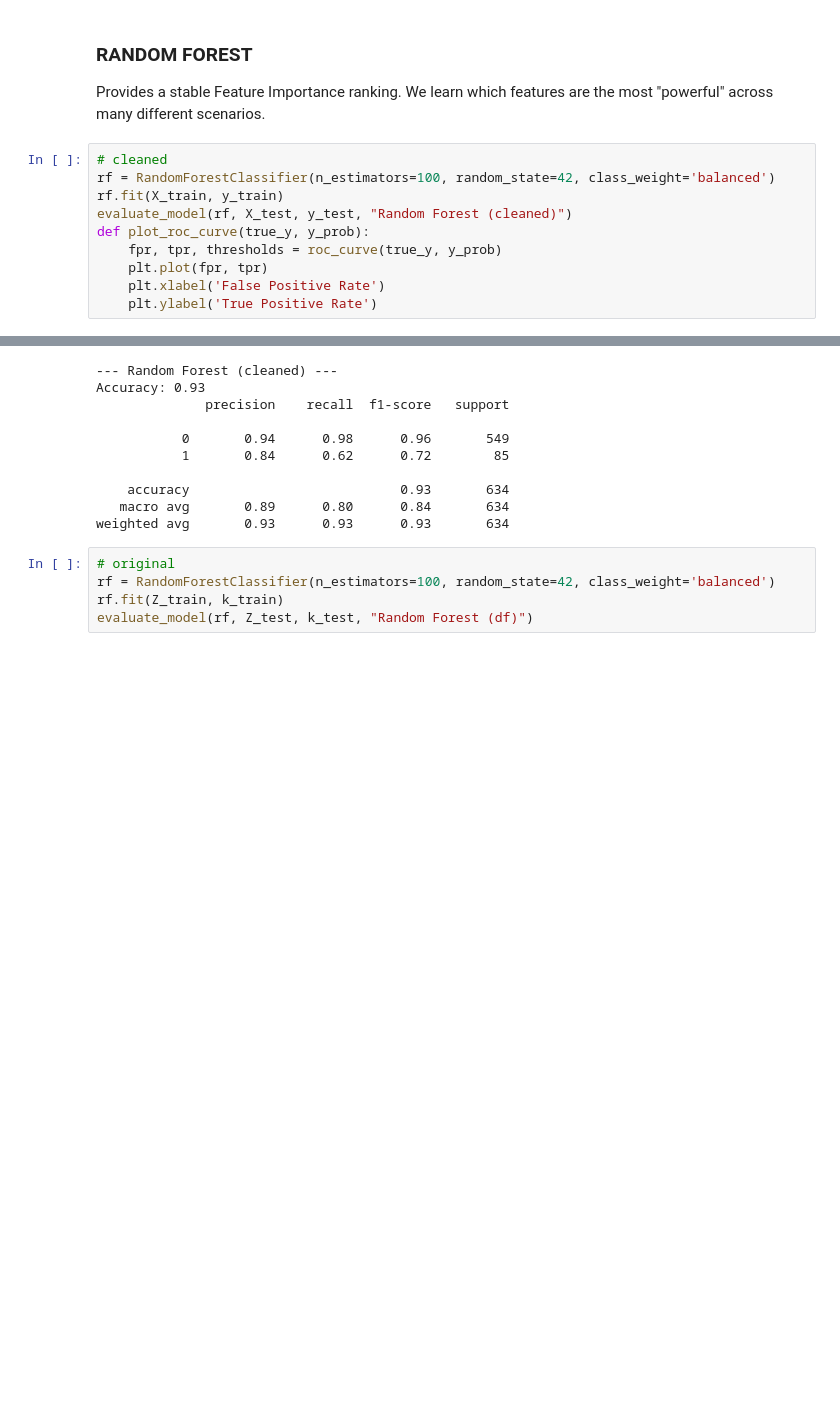
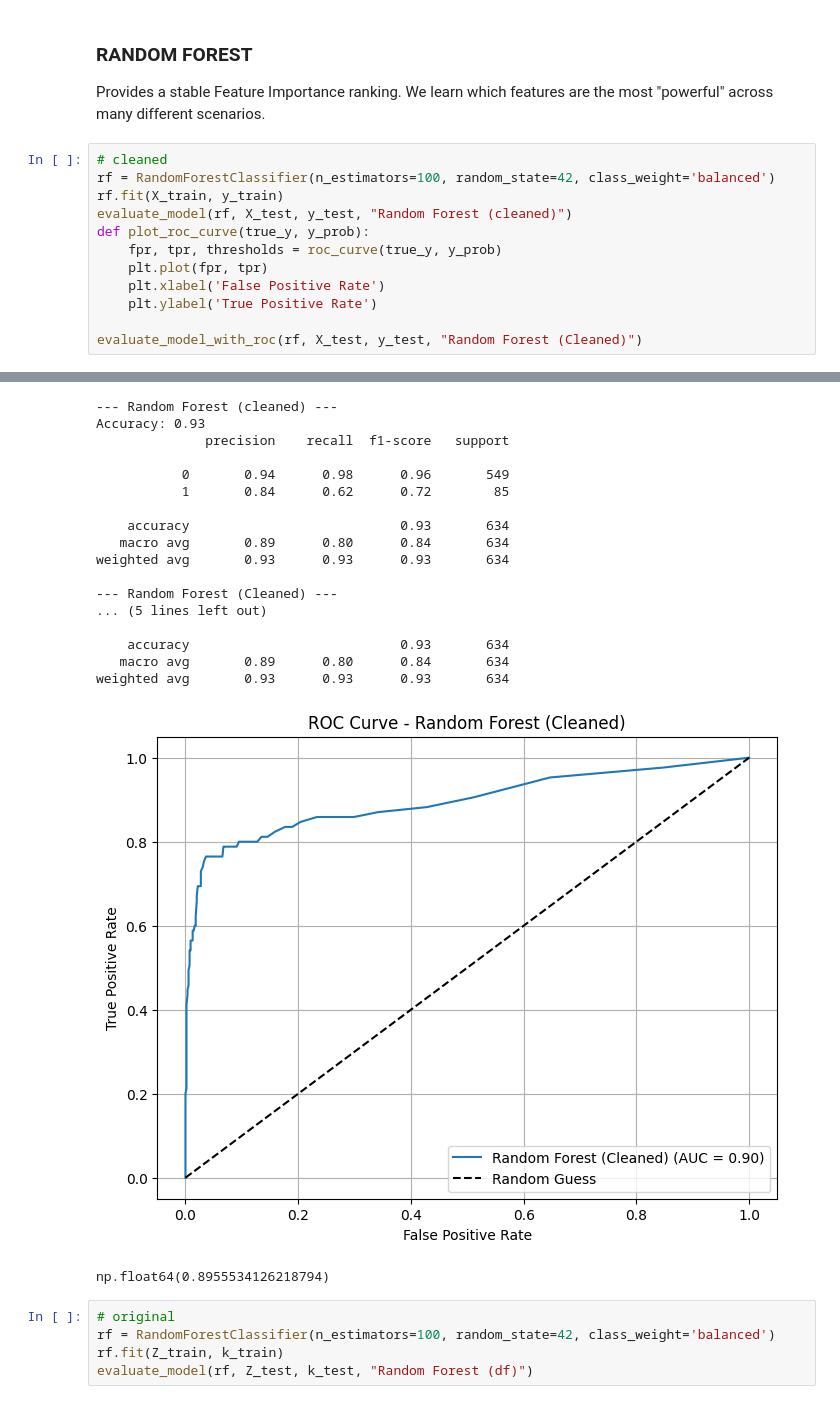
Before and after one commit to Francesca9933/ml-customer-churn-prediction, a Jupyter notebook: customer_churn_prediction.ipynb, the cells around one changed output, grey strips where cells are left out. Saved outputs shown, nothing was run; the diff lists cells and outputs as text; blank space fills up the shorter version.

Commit message:
add ROC AUC metrics to cleaned random forest and XGBoost

```diff
--- a/customer_churn_prediction.ipynb
+++ b/customer_churn_prediction.ipynb
@@ -848,25 +849,36 @@ Provides a stable Feature Importance ranking. We learn which features are the mo
 # %%
 # cleaned
 rf = RandomForestClassifier(n_estimators=100, random_state=42, class_weight='balanced')
 rf.fit(X_train, y_train)
 evaluate_model(rf, X_test, y_test, "Random Forest (cleaned)")
 def plot_roc_curve(true_y, y_prob):
     fpr, tpr, thresholds = roc_curve(true_y, y_prob)
     plt.plot(fpr, tpr)
     plt.xlabel('False Positive Rate')
     plt.ylabel('True Positive Rate')
+
+evaluate_model_with_roc(rf, X_test, y_test, "Random Forest (Cleaned)")
 # %% [output]
 [figure]
 --- Random Forest (cleaned) ---
 Accuracy: 0.93
               precision    recall  f1-score   support
 
            0       0.94      0.98      0.96       549
            1       0.84      0.62      0.72        85
 
     accuracy                           0.93       634
    macro avg       0.89      0.80      0.84       634
 weighted avg       0.93      0.93      0.93       634
+
+--- Random Forest (Cleaned) ---
+... (5 lines left out)
+
+    accuracy                           0.93       634
+   macro avg       0.89      0.80      0.84       634
+weighted avg       0.93      0.93      0.93       634
+[figure, added]
+np.float64(0.8955534126218794)
 # %%
 # original
 rf = RandomForestClassifier(n_estimators=100, random_state=42, class_weight='balanced')
```
Also changed, not shown: parts of 2 cells of this notebook.
